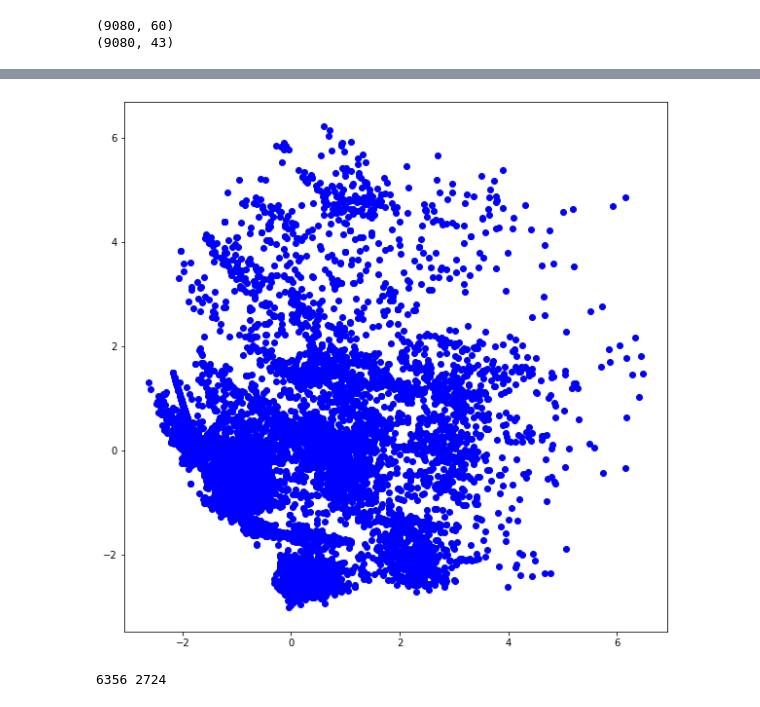
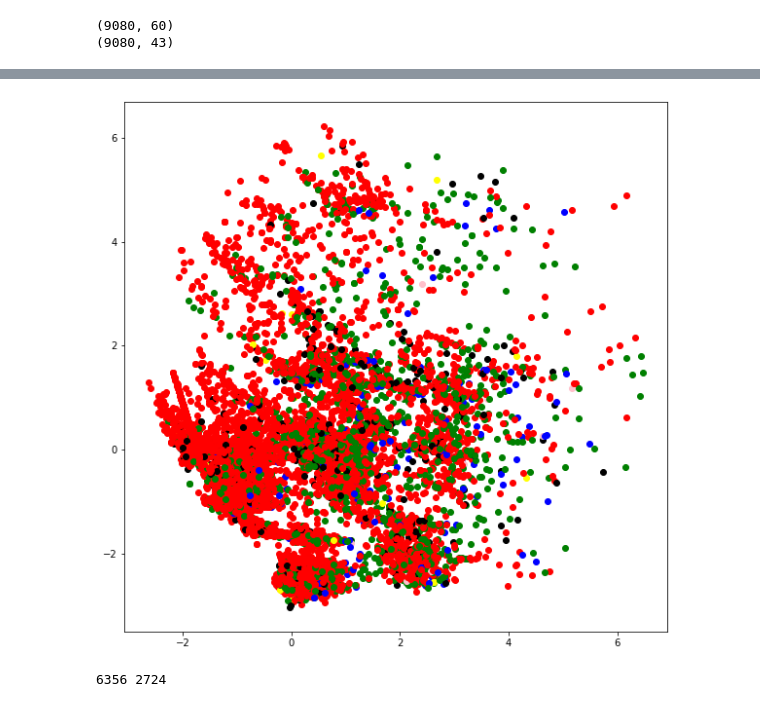
Before and after one commit to Andreyka452/4M_heat_rod, a Jupyter notebook: Копия_Копия_Untitled0.ipynb, the cells around one changed output, grey strips where cells are left out. Cells and saved outputs as stored; diff of their text form; code cells hidden in the pictures.

```diff
--- a/Копия_Копия_Untitled0.ipynb
+++ b/Копия_Копия_Untitled0.ipynb
@@ -649,10 +635,10 @@ plt.axis('equal');
 # %%
 y = condition_
 plt.figure(figsize=(10,10))
 for i in range(len(X_pca)):
-    plt.scatter(X_pca[i, 0], X_pca[i, 1], c= 'red' if y.values[i] == 0 else 'blue')
+  plt.scatter(X_pca[i, 0], X_pca[i, 1], c = 'red' if y.values[i] == 'excellent' else 'blue' if y.values[i] == 'fair' else 'green' if y.values[i] == 'good'  else 'black' if y.values[i] == 'like new' else 'yellow' if y.values[i] == 'new' else 'pink' )
 # %% [output]
-[figure, old version]
+[figure, new version]
 # %%
 pca = PCA(n_components=2)
 X_pca = pca.fit_transform(data_stand)
```
Also changed, not shown: parts of 3 cells of this notebook.
